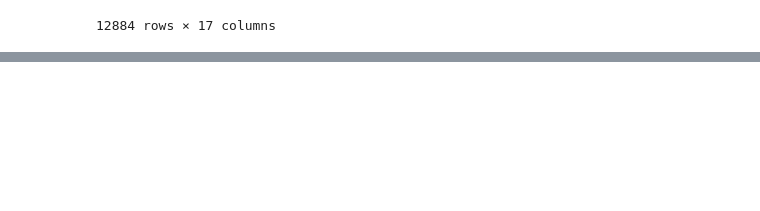
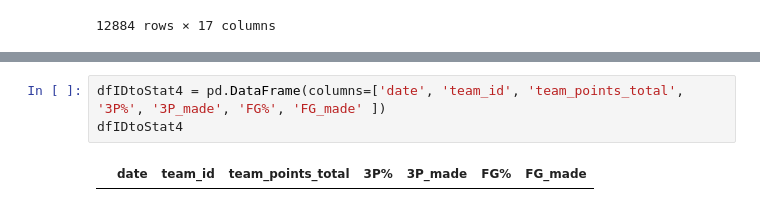
Before and after one commit to maxbraith/NBAModel, a Jupyter notebook: NBAModel/TimeSeriesML/timeSeriesWinner.ipynb, the cells around one changed output, grey strips where cells are left out. Drawn from its saved outputs; the diff is of its cells as text; blank space fills up the shorter version.

```diff
--- a/NBAModel/TimeSeriesML/timeSeriesWinner.ipynb
+++ b/NBAModel/TimeSeriesML/timeSeriesWinner.ipynb
@@ -971,0 +969,5 @@ AttributeError: Can only use .str accessor with string values!
+# %%
+dfIDtoStat4 = pd.DataFrame(columns=['date', 'team_id', 'team_points_total', '3P%', '3P_made', 'FG%', 'FG_made' ])
+dfIDtoStat4
+# %% [output]
+|  | date | team_id | team_points_total | 3P% | 3P_made | FG% | FG_made |
```
Also changed, not shown: parts of 8 cells of this notebook.
